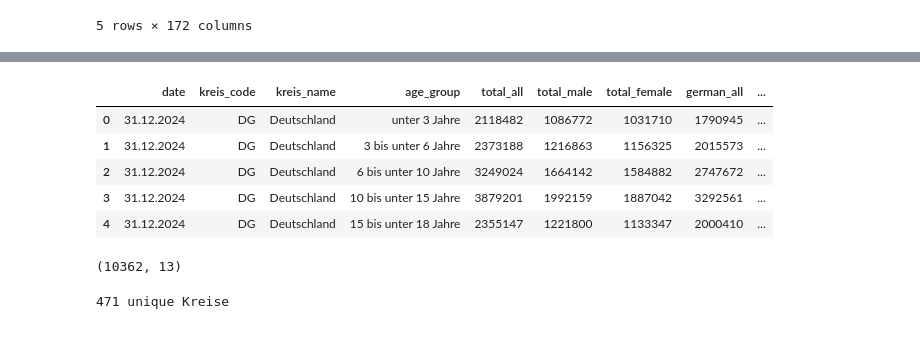
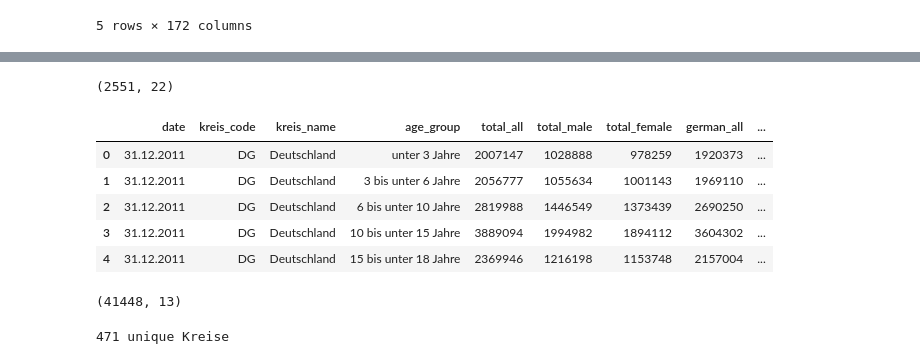
Before and after one commit to natan-sha/final-project, a Jupyter notebook: notebooks/main.ipynb, the cells around one changed output, grey strips where cells are left out. Saved outputs shown, nothing was run; the diff lists cells and outputs as text; code cells hidden in the pictures.

Commit message:
added a section for methodology in readme,updated population_by_age file with data for 3 more years and renamed it to population_by_age_series

```diff
--- a/notebooks/main.ipynb
+++ b/notebooks/main.ipynb
@@ -88,0 +141,4 @@ Index(['Zurück zum Inhalt', 'Unnamed: 1', 'Unnamed: 2'], dtype='str')
+# %%
+print(hospitals.shape)
+# %% [output]
+(2551, 22)
@@ -89,39 +147,40 @@ Index(['Zurück zum Inhalt', 'Unnamed: 1', 'Unnamed: 2'], dtype='str')
 # %%
-csv_path = "/Users/nataliam/Documents/Claude/Projects/German hospitals/data/raw/population_by_age_kreis.csv"
+csv_path = "/Users/nataliam/Documents/Claude/Projects/German hospitals/data/raw/population_by_age_kreis_series.csv"
 # %%
 columns = [
     "date",
     "kreis_code",
     "kreis_name",
     "age_group",
     # "Insgesamt" group (all nationalities):
     "total_all",
     "total_male",
     "total_female",
     # "deutsch" group:
     "german_all",
     "german_male",
     "german_female",
     # "ausländisch" group:
     "foreign_all",
     "foreign_male",
     "foreign_female",
 ]
 
 population = pd.read_csv(
     csv_path,
     skiprows=8,
     header=None,
     names=columns,
     encoding="latin1",
     sep=";",
+    na_values=["-"]
 )
 population.head()
 # %% [output]
 |  | date | kreis_code | kreis_name | age_group | total_all | total_male | total_female | german_all | ... |
-| 0 | 31.12.2024 | DG | Deutschland | unter 3 Jahre | 2118482 | 1086772 | 1031710 | 1790945 | ... |
-| 1 | 31.12.2024 | DG | Deutschland | 3 bis unter 6 Jahre | 2373188 | 1216863 | 1156325 | 2015573 | ... |
-| 2 | 31.12.2024 | DG | Deutschland | 6 bis unter 10 Jahre | 3249024 | 1664142 | 1584882 | 2747672 | ... |
-| 3 | 31.12.2024 | DG | Deutschland | 10 bis unter 15 Jahre | 3879201 | 1992159 | 1887042 | 3292561 | ... |
-| 4 | 31.12.2024 | DG | Deutschland | 15 bis unter 18 Jahre | 2355147 | 1221800 | 1133347 | 2000410 | ... |
+| 0 | 31.12.2011 | DG | Deutschland | unter 3 Jahre | 2007147 | 1028888 | 978259 | 1920373 | ... |
+| 1 | 31.12.2011 | DG | Deutschland | 3 bis unter 6 Jahre | 2056777 | 1055634 | 1001143 | 1969110 | ... |
+| 2 | 31.12.2011 | DG | Deutschland | 6 bis unter 10 Jahre | 2819988 | 1446549 | 1373439 | 2690250 | ... |
+| 3 | 31.12.2011 | DG | Deutschland | 10 bis unter 15 Jahre | 3889094 | 1994982 | 1894112 | 3604302 | ... |
+| 4 | 31.12.2011 | DG | Deutschland | 15 bis unter 18 Jahre | 2369946 | 1216198 | 1153748 | 2157004 | ... |
 # %%
@@ -134,7 +193,7 @@ population = population[population["kreis_code"].astype(str).str.len() == 5].cop
 
 print(population.shape)
 # %% [output]
-(10362, 13)
+(41448, 13)
 # %%
 print(population["kreis_code"].nunique(), "unique Kreise")
 # %% [output]
```
Also changed, not shown: parts of 16 cells of this notebook, 3 other files.
